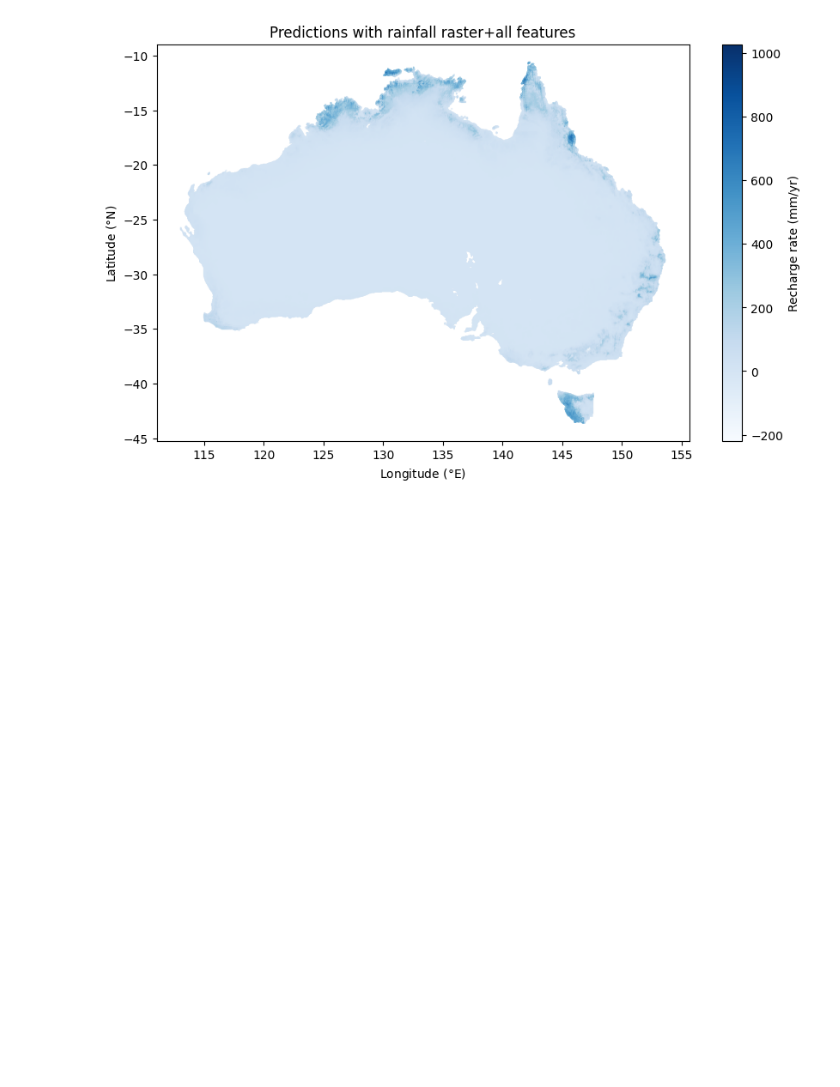
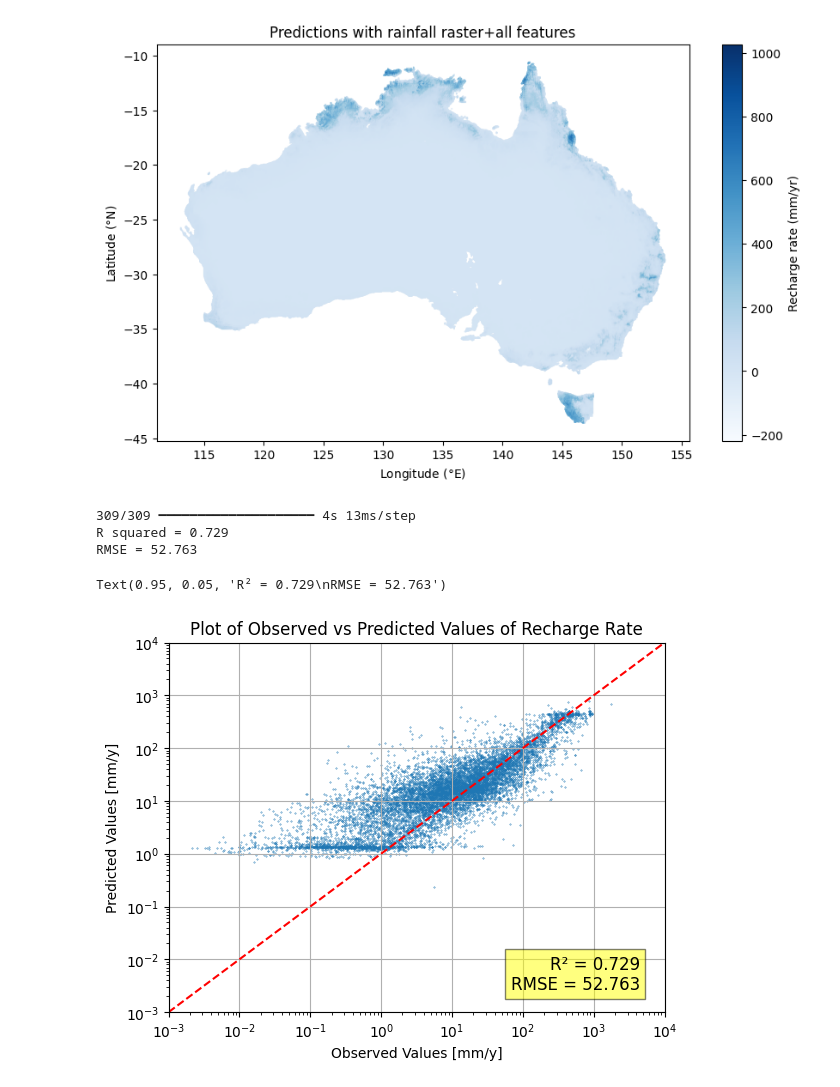
Before and after one commit to Roseparsley8972/CEGM2003-Water, a Jupyter notebook: New model/CNN_from_R/CNN_final.ipynb, the cells around one changed output. Saved outputs shown, nothing was run; the diff lists cells and outputs as text; code cells hidden in the pictures; blank space fills up the shorter version.

Commit message:
added x-x plot

```diff
--- a/New model/CNN_from_R/CNN_final.ipynb
+++ b/New model/CNN_from_R/CNN_final.ipynb
@@ -492,3 +492,37 @@ predictions_df = pd.DataFrame({
 
 # Save the DataFrame to a CSV file
 predictions_df.to_csv('../Data/predictions_CNN.csv', index=False)
+# %%
+holdout = pd.DataFrame({'obs': y_test, 'preds': model.predict(x_test)[:, 0]})
+
+from sklearn.metrics import r2_score
+
+# Calculate and print R squared and RMSE
+print(f"R squared = {round(r2_score(holdout['obs'], holdout['preds']), 3)}")
+print(f"RMSE = {round(np.sqrt(np.mean((holdout['preds'] - holdout['obs'])**2)), 3)}")
+# %% [output]
+309/309 ━━━━━━━━━━━━━━━━━━━━ 4s 13ms/step
+R squared = 0.729
+RMSE = 52.763
+# %%
+plt.scatter(holdout['obs'], holdout['preds'], s=0.1)
+plt.grid()
+plt.xscale('log')
+plt.yscale('log')
+plt.title('Plot of Observed vs Predicted Values of Recharge Rate')
+
+# Plot the line with the same limits
+plt.plot([1e-3, 1e4], [1e-3, 1e4], color='red', linestyle='--')
+
+# Set the same limits for both axes
+plt.xlim(1e-3, 1e4)
+plt.ylim(1e-3, 1e4)
+
+plt.xlabel('Observed Values [mm/y]')
+plt.ylabel('Predicted Values [mm/y]')
+plt.text(0.95, 0.05, f'R² = {round(r2_score(holdout["obs"], holdout["preds"]), 3)}\nRMSE = {round(np.sqrt(np.mean((holdout["preds"] - holdout["obs"])**2)), 3)}',
+         fontsize=12, ha='right', va='bottom', transform=plt.gca().transAxes,
+         bbox=dict(facecolor='yellow', alpha=0.5))
+# %% [output]
+Text(0.95, 0.05, 'R² = 0.729\nRMSE = 52.763')
+[figure, added]
```
